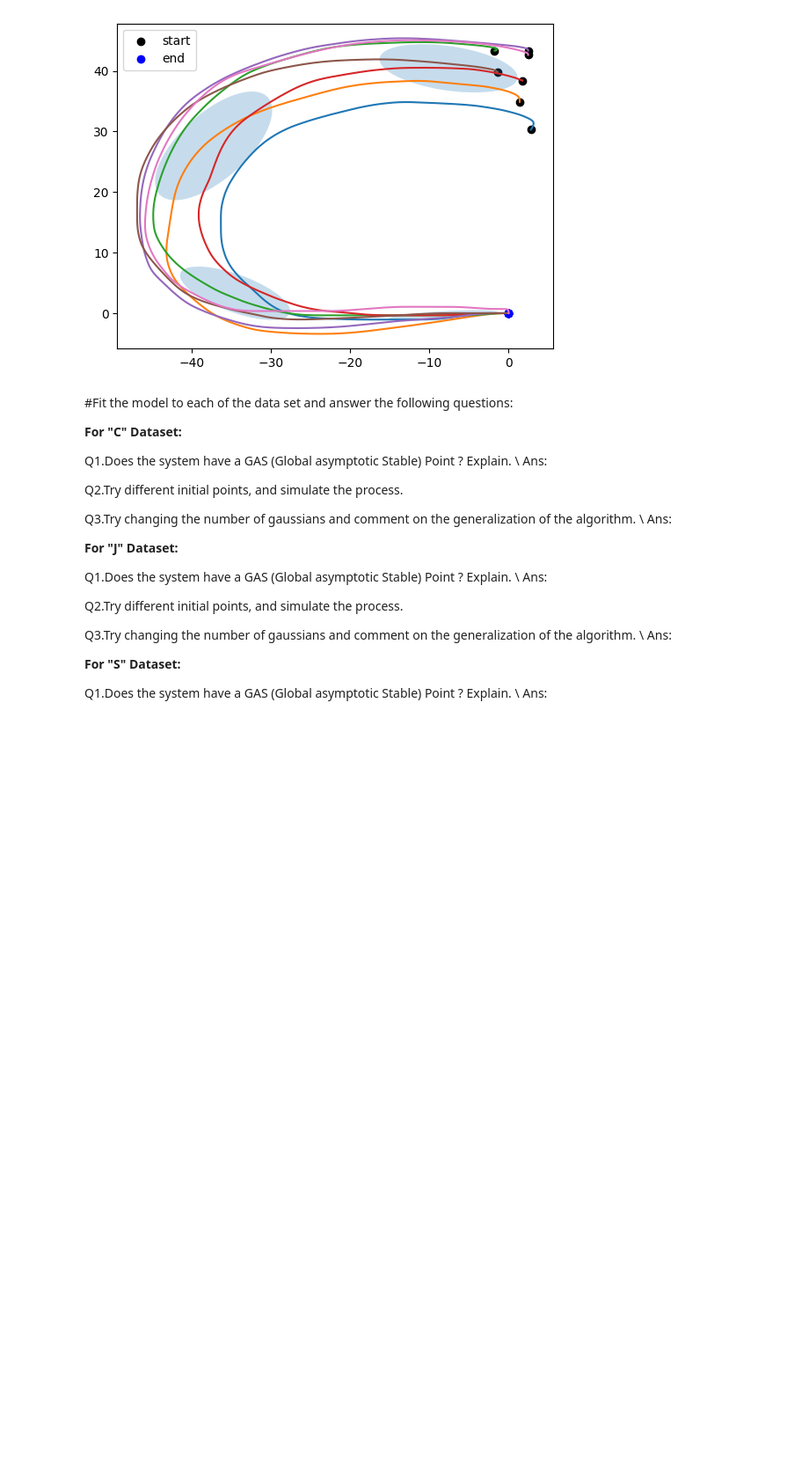
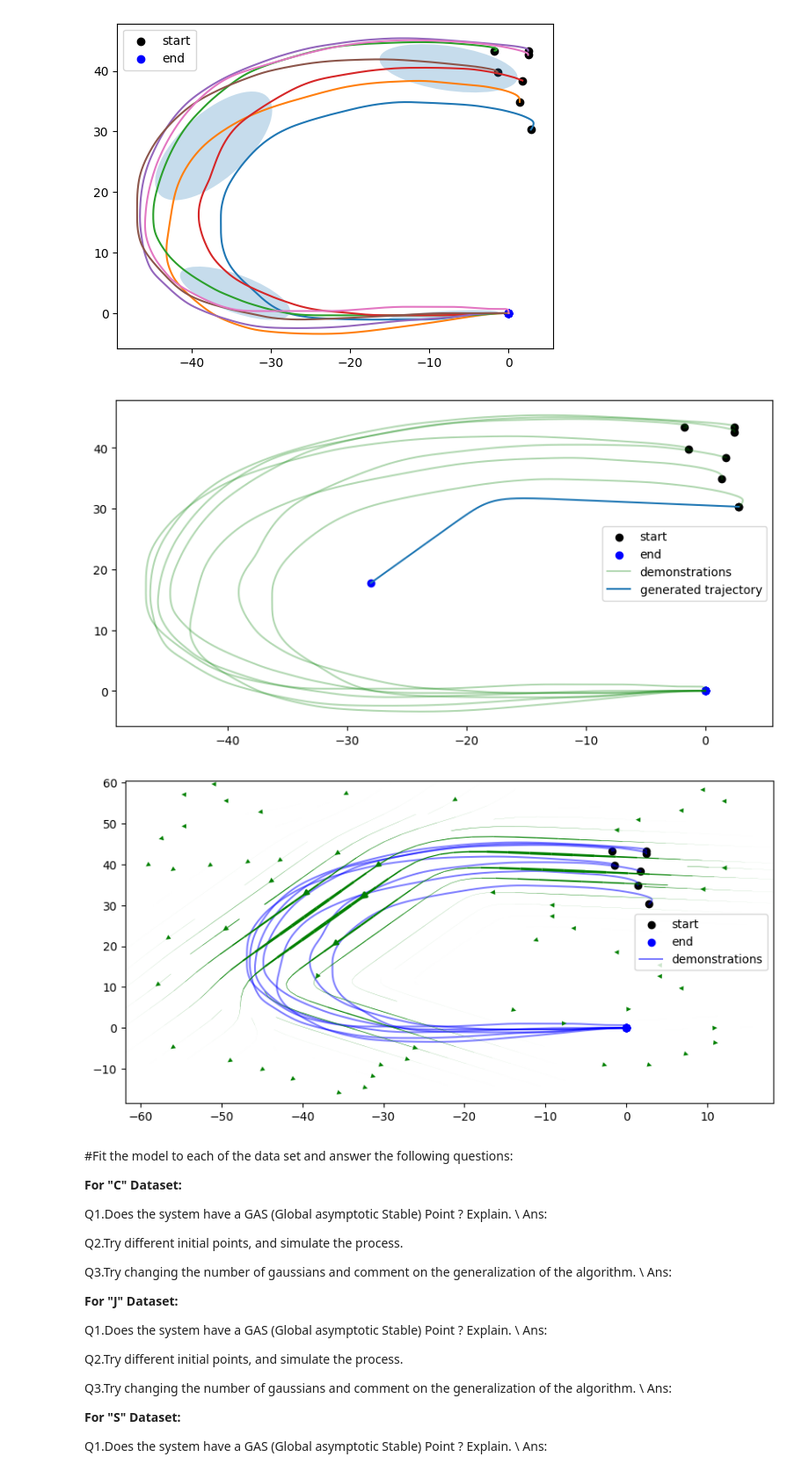
Before and after one commit to AshrithSagar/CP321-ILR-2025, a Jupyter notebook: Assignments/Assignment-4/Codes/Assignment4_RegressionTechniques(RBFN).ipynb, the cells around one changed output. Shown at 88% size. Cells and saved outputs as stored; diff of their text form; code cells hidden in the pictures; blank space fills up the shorter version.

```diff
--- a/Assignments/Assignment-4/Codes/Assignment4_RegressionTechniques(RBFN).ipynb
+++ b/Assignments/Assignment-4/Codes/Assignment4_RegressionTechniques(RBFN).ipynb
@@ -113,25 +115,28 @@ data,x,xd = load_data("c")
 [figure]
 [figure]
 # %%
-def init_gaussians(y,n=3):
-    '''
+def init_gaussians(y, n=3):
+    """
     initializes the gaussian based on time fragmentaion
 
     params:
         y : array of shape (number of trajectories,number of timesteps,2)
     returns:
         mvns: list of gmr.MVN() initialized objects
-    '''
-    l = y.shape[1]//n
-    y_split  = [y[:,i*l:] if i==n-1 else y[:,i*l:(i+1)*l] for i in range(n)]
-    mvns = [gmr.MVN().from_samples(x.reshape(-1,2)) for x in y_split]
+    """
+    l = y.shape[1] // n
+    y_split = [
+        y[:, i * l :] if i == n - 1 else y[:, i * l : (i + 1) * l] for i in range(n)
+    ]
+    mvns = [gmr.MVN().from_samples(x.reshape(-1, 2)) for x in y_split]
     splot = plt.subplot(111)
     plot_curves(y)
     for mvn in mvns:
-        gmr.plot_error_ellipse(splot,mvn,factors=[1])
+        gmr.plot_error_ellipse(splot, mvn, factors=[1])
     return mvns
 
-mvns = init_gaussians(data,4)
+
+mvns = init_gaussians(data, 4)
 # %% [output]
 [figure]
 # %%
@@ -231,24 +246,33 @@ class RBFN:
         f = self.ode_differential
         return self.rk4_sim(0, t_end, x0, f)
 # %%
-#fitting the model to data
-model = RBFN(mvns,bias=False)
-model.fit(x,xd)
+# fitting the model to data
+model = RBFN(mvns, bias=False)
+model.fit(x, xd)
 
-#starting point for imitation
+# starting point for imitation
 x0 = data[0][0]
-x_rk4,t_tk4 = model.imitate(x0,t_end=10)
+x_rk4, t_tk4 = model.imitate(x0, t_end=10)
 
-#plots for generated trajectory
-plt.figure(figsize=(10,5))
-plot_curves(data,alpha=0.3,c="g",label="demonstrations")
-plot_curves(x_rk4[None],show_start_end=False,label="generated trajectory")
+# plots for generated trajectory
+plt.figure(figsize=(10, 5))
+plot_curves(data, alpha=0.3, c="g", label="demonstrations")
+plot_curves(x_rk4[None], show_start_end=False, label="generated trajectory")
 
-#vector field plot using stream line
-plt.figure(figsize=(10,5))
-plot_curves(data,alpha=0.5,c="b",label="demonstrations")
+# vector field plot using stream line
+plt.figure(figsize=(10, 5))
+plot_curves(data, alpha=0.5, c="b", label="demonstrations")
 
-streamplot(model.predict,x_axis=(min(x[:,0])-15,max(x[:,0])+15),y_axis=(min(x[:,1])-15,max(x[:,1])+15),width=3,color="g")
+streamplot(
+    model.predict,
+    x_axis=(min(x[:, 0]) - 15, max(x[:, 0]) + 15),
+    y_axis=(min(x[:, 1]) - 15, max(x[:, 1]) + 15),
+    width=3,
+    color="g",
+)
+# %% [output]
+[figure, added]
+[figure, added]
 # %% [markdown]
 #Fit the model to each of the data set and answer the following questions:
 
```
Also changed, not shown: parts of 4 cells of this notebook.
